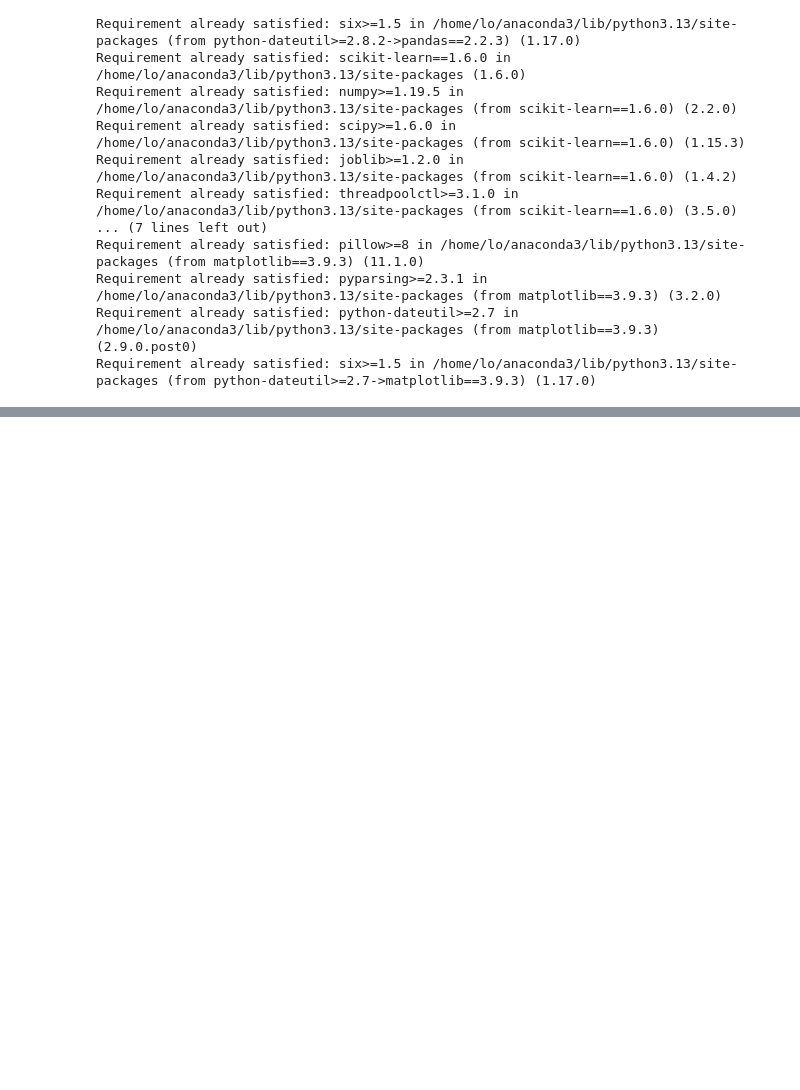
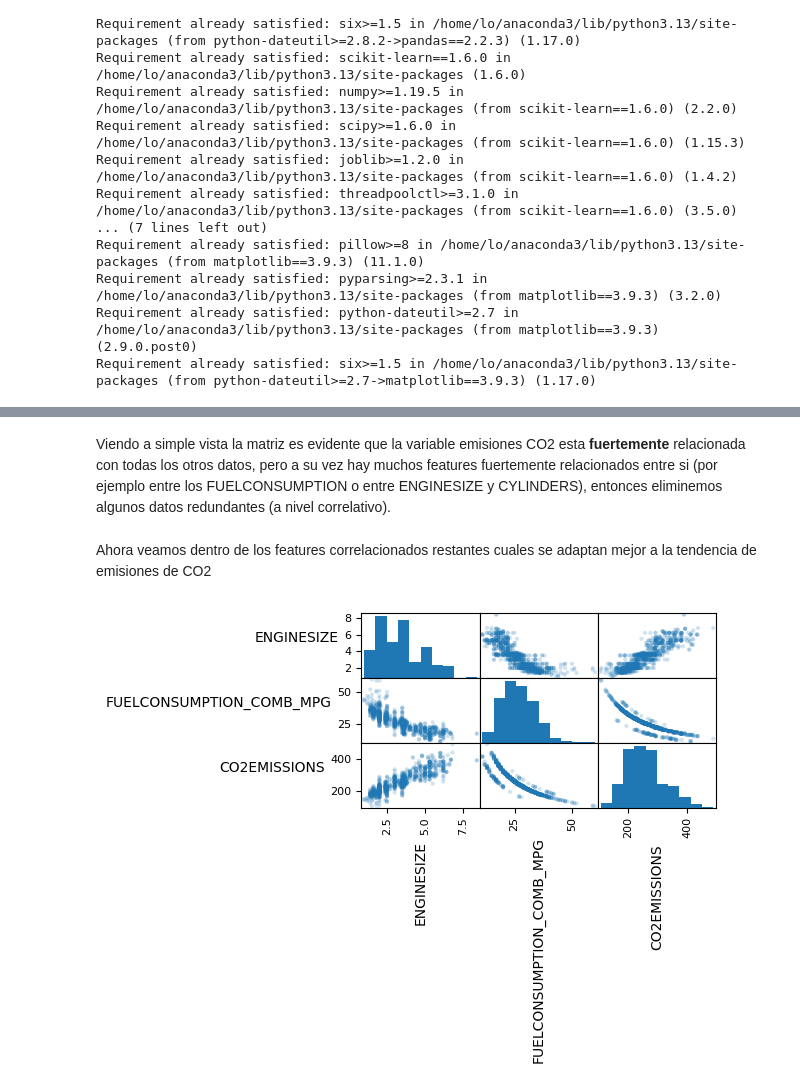
Before and after one commit to lautaorsi/AI-IBM-COURSE, a Jupyter notebook: codes/Multiple-Linear-Regression.ipynb, the cells around one changed output, grey strips where cells are left out. Cells and saved outputs as stored; diff of their text form; code cells hidden in the pictures; blank space fills up the shorter version.

```diff
--- a/codes/Multiple-Linear-Regression.ipynb
+++ b/codes/Multiple-Linear-Regression.ipynb
@@ -29,0 +30,14 @@ Luego en nuestro programa importamos las dependencias y cargamos el dataset
+# %%
+#Importamos dependencias
+import numpy as np
+import matplotlib.pyplot as plt
+import pandas as pd
+
+#Cargamos dataset
+url= "https://cf-courses-data.s3.us.cloud-object-storage.appdomain.cloud/IBMDeveloperSkillsNetwork-ML0101EN-SkillsNetwork/labs/Module%202/data/FuelConsumptionCo2.csv"
+
+#Leemos dataset usando Pandas
+df = pd.read_csv(url)
+
+#Imprimimos esquema de los datos
+df.describe()
@@ -29,0 +60,5 @@ Luego en nuestro programa importamos las dependencias y cargamos el dataset
+# %%
+# Eliminamos features no-numericos
+df = df.drop(['MODELYEAR', 'MAKE', 'MODEL', 'VEHICLECLASS', 'TRANSMISSION', 'FUELTYPE',],axis=1)
+
+df.corr()
@@ -29,0 +74,19 @@ Luego en nuestro programa importamos las dependencias y cargamos el dataset
+# %% [markdown]
+Viendo a simple vista la matriz es evidente que la variable emisiones CO2 esta **fuertemente** relacionada con todas los otros datos, pero a su vez hay muchos features fuertemente relacionados entre si (por ejemplo entre los FUELCONSUMPTION o entre ENGINESIZE y CYLINDERS), entonces eliminemos algunos datos redundantes (a nivel correlativo).
+# %%
+df = df.drop(['CYLINDERS', 'FUELCONSUMPTION_CITY', 'FUELCONSUMPTION_HWY','FUELCONSUMPTION_COMB',],axis=1)
+# %% [markdown]
+Ahora veamos dentro de los features correlacionados restantes cuales se adaptan mejor a la tendencia de emisiones de CO2
+# %%
+axes = pd.plotting.scatter_matrix(df, alpha=0.2)
+
+for ax in axes.flatten():
+    ax.xaxis.label.set_rotation(90)
+    ax.yaxis.label.set_rotation(0)
+    ax.yaxis.label.set_ha('right')
+
+plt.tight_layout()
+plt.gcf().subplots_adjust(wspace=0, hspace=0)
+plt.show()
+# %% [output]
+[figure, added]
```
Also changed, not shown: parts of 18 cells of this notebook.
